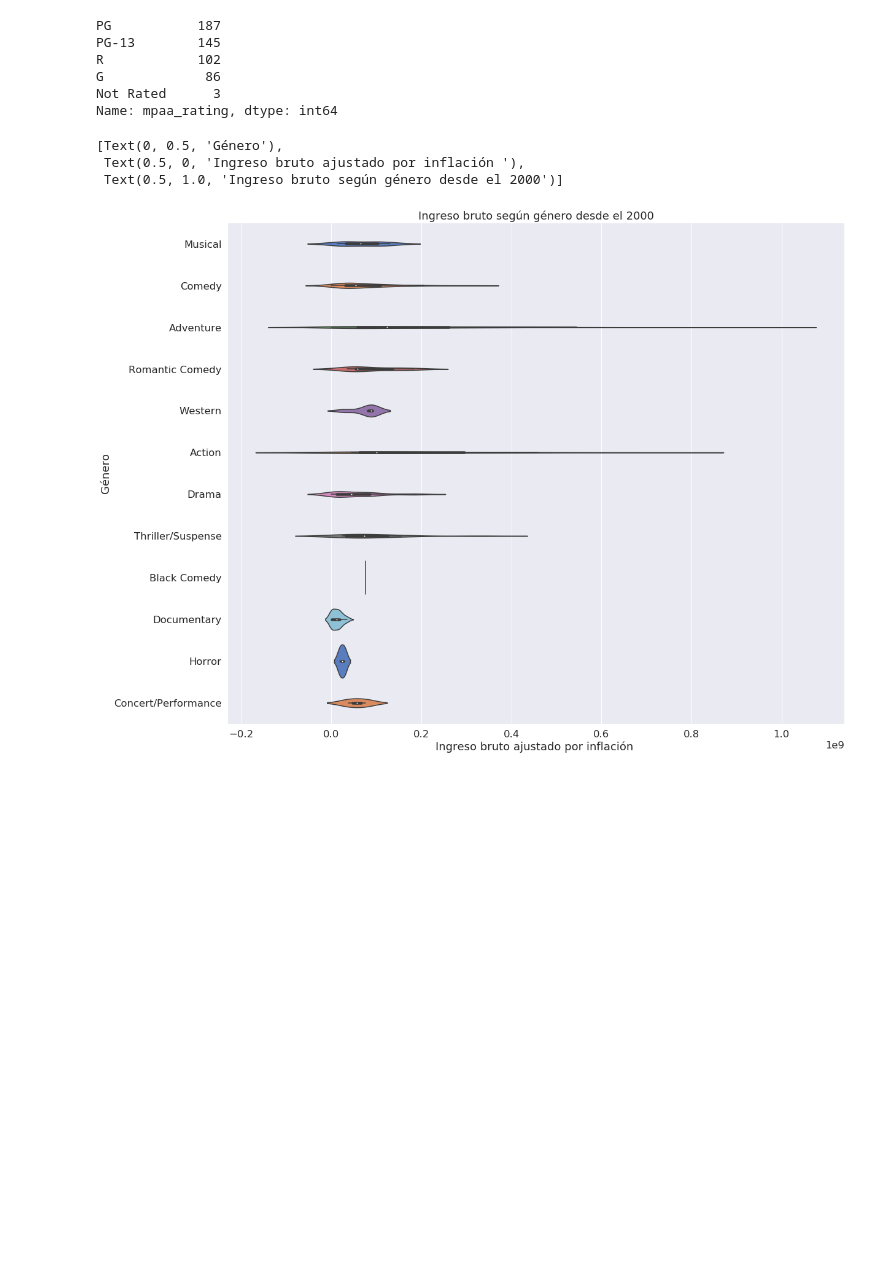
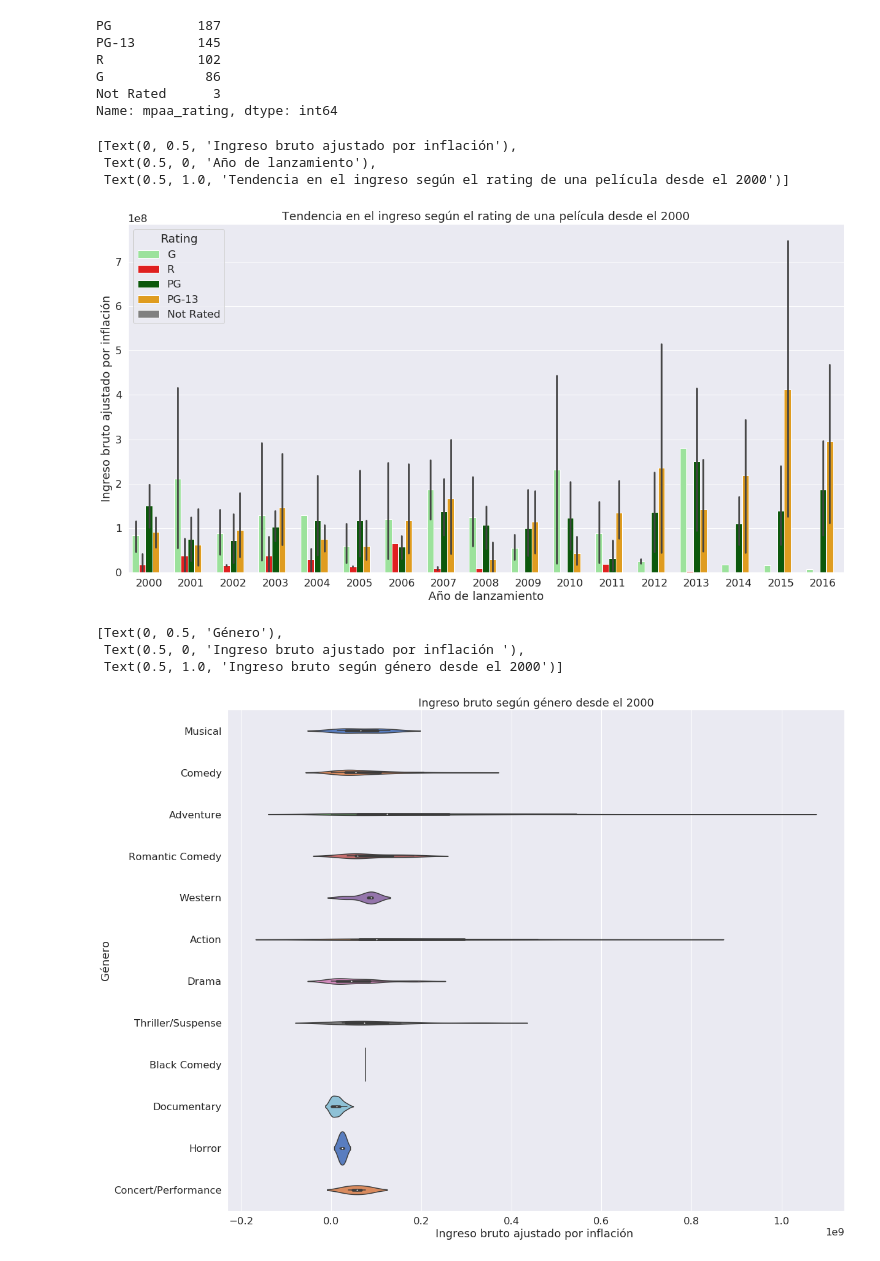
Before and after one commit to shizus/delayed-vicious-cat, a Jupyter notebook: Disney.ipynb, the cells around one changed output. Drawn from its saved outputs; the diff is of its cells as text; code cells hidden in the pictures; blank space fills up the shorter version.

```diff
--- a/Disney.ipynb
+++ b/Disney.ipynb
@@ -75,21 +75,26 @@ G             86
 Not Rated      3
 Name: mpaa_rating, dtype: int64
 # %%
-sns.set(rc={'figure.figsize':(15,20)}, font_scale=1.5)
+sns.set(rc={'figure.figsize':(20,10)}, font_scale=1.5)
 
 data = df[df['release_year'] >= 2000]
 
 my_palette = {"G": "lightgreen", "PG": "darkgreen", "PG-13":"orange", "R": 'red', "Not Rated": 'gray'}
 
 ax = sns.barplot(x = 'release_year',
             y = 'inflation_adjusted_gross',
             hue = 'mpaa_rating',
             data = data, palette=my_palette)
 
 # title
 ax.legend(title='Rating')
 
 ax.set(title='Tendencia en el ingreso según el rating de una película desde el 2000', xlabel='Año de lanzamiento', ylabel='Ingreso bruto ajustado por inflación')
+# %% [output]
+[Text(0, 0.5, 'Ingreso bruto ajustado por inflación'),
+ Text(0.5, 0, 'Año de lanzamiento'),
+ Text(0.5, 1.0, 'Tendencia en el ingreso según el rating de una película desde el 2000')]
+[figure, added]
 # %%
 data = df[df['release_year'] >= 2000]
 
```
